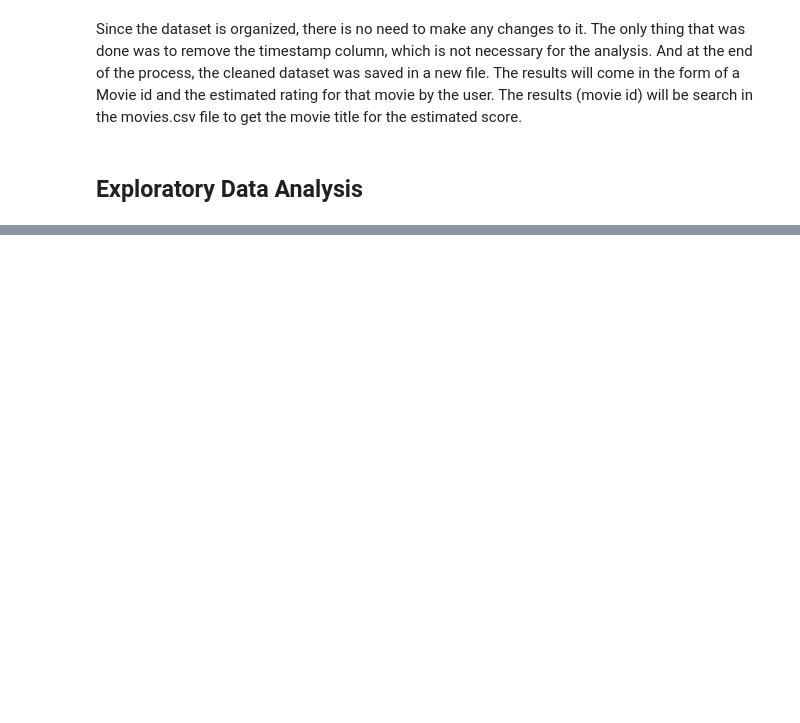
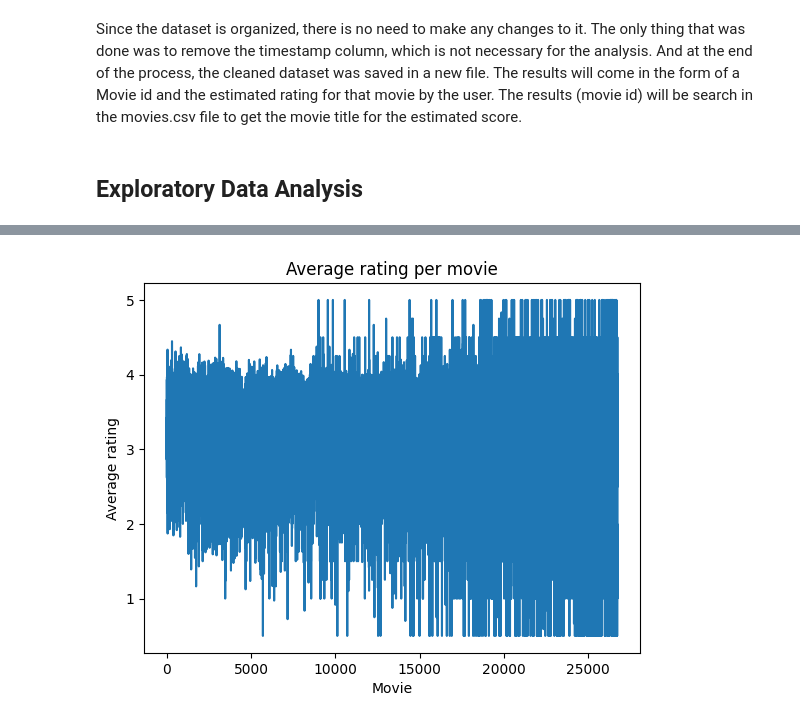
Before and after one commit to PepeuFBV/Movie-Recommendation, a Jupyter notebook: dataset_treatment.ipynb, the cells around one changed output, grey strips where cells are left out. Drawn from its saved outputs; the diff is of its cells as text; code cells hidden in the pictures; blank space fills up the shorter version.

```diff
--- a/dataset_treatment.ipynb
+++ b/dataset_treatment.ipynb
@@ -36,0 +51,11 @@ AttributeError: partially initialized module 'pandas' has no attribute '_pandas_
+# %%
+# plotting average rating per movie by movie year
+average_rating = df.groupby('movieId')['rating'].mean()
+
+plt.plot(average_rating.values)
+plt.xlabel('Movie')
+plt.ylabel('Average rating')
+plt.title('Average rating per movie')
+plt.show()
+# %% [output]
+[figure, added]
```
Also changed, not shown: parts of 13 cells of this notebook, 2 other files.
